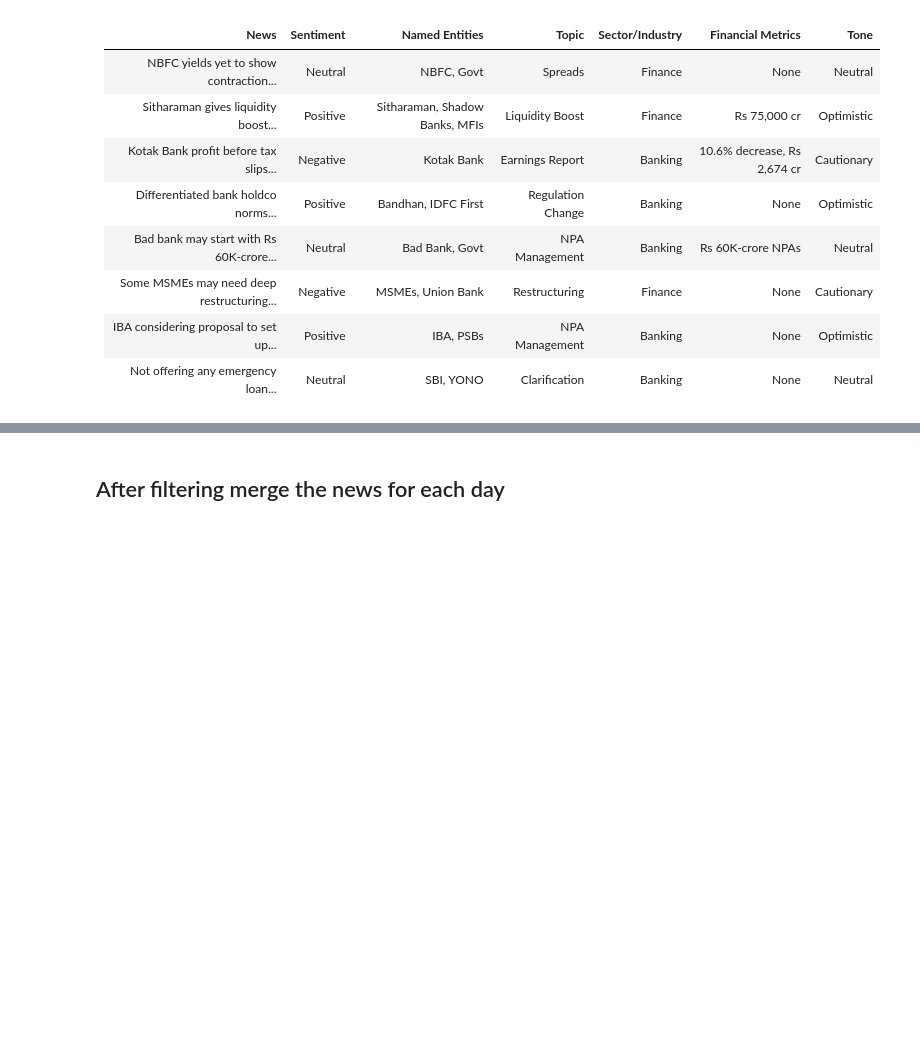
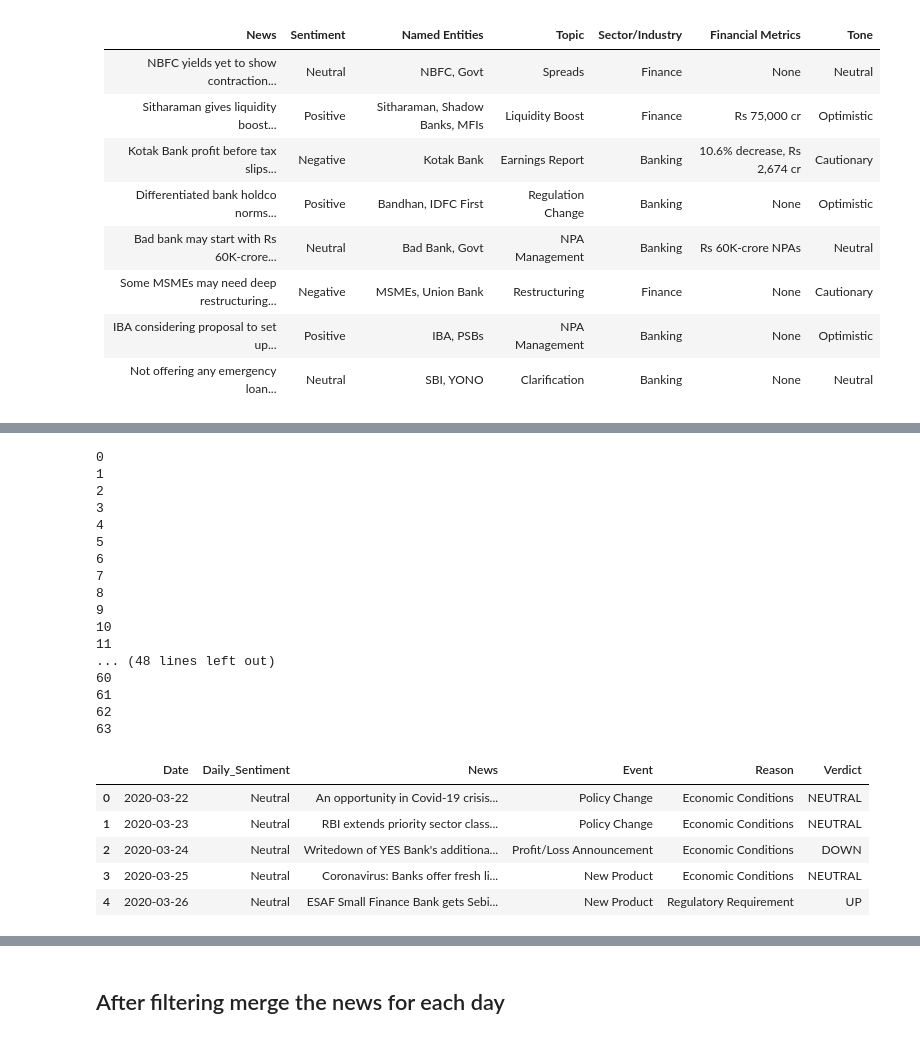
Before and after one commit to sachinprasanna7/Stock-Movement-Prediction-using-Spectrograms-Technical-Indicators-and-News, a Jupyter notebook: load_financia_news.ipynb, the cells around one changed output, grey strips where cells are left out. Saved outputs shown, nothing was run; the diff lists cells and outputs as text; code cells hidden in the pictures; blank space fills up the shorter version.

```diff
--- a/load_financia_news.ipynb
+++ b/load_financia_news.ipynb
@@ -128,0 +210,56 @@ for headline in df['Title'].head(10):
+# %%
+
+
+# Add the following columns to the DataFrame to store the extracted features
+sentiment_df['Event'] = ''
+sentiment_df['Reason'] = ''
+sentiment_df['Verdict'] = ''
+
+# Loop over the DataFrame and extract features for each news headline
+for index, row in sentiment_df.iterrows():
+    # print(index)
+    # if(index < 155) :
+    #     continue
+    if index % 15 == 0:
+        sleep(60)
+    response = fetch_features(row['News'])
+    if response and "candidates" in response and response["candidates"]:
+        result = response["candidates"][0]['content']['parts'][0]['text']
+        #sample result: ("Apple", "New Product", "25-50%", "Market Demand", "UP")
+        result = result.replace('`', "'")
+        features = ast.literal_eval(result)
+        print(index)
+        sentiment_df.at[index, 'Event'] = features[1]
+        sentiment_df.at[index, 'Reason'] = features[2]
+        sentiment_df.at[index, 'Verdict'] = features[3]
+        #append the row to a new csv file
+        sentiment_df.to_csv('data/news/sentiment_with_features.csv', index=False)
+    else:
+        print(f"Error fetching features for headline: {row['News']}")
+
+# Display the first few rows of the updated DataFrame
+sentiment_df.head()
+# %% [output]
+0
+1
+2
+3
+4
+5
+6
+7
+8
+9
+10
+11
+... (48 lines left out)
+60
+61
+62
+63
+|  | Date | Daily_Sentiment | News | Event | Reason | Verdict |
+| 0 | 2020-03-22 | Neutral | An opportunity in Covid-19 crisis... | Policy Change | Economic Conditions | NEUTRAL |
+| 1 | 2020-03-23 | Neutral | RBI extends priority sector class... | Policy Change | Economic Conditions | NEUTRAL |
+| 2 | 2020-03-24 | Neutral | Writedown of YES Bank's additiona... | Profit/Loss Announcement | Economic Conditions | DOWN |
+| 3 | 2020-03-25 | Neutral | Coronavirus: Banks offer fresh li... | New Product | Economic Conditions | NEUTRAL |
+| 4 | 2020-03-26 | Neutral | ESAF Small Finance Bank gets Sebi... | New Product | Regulatory Requirement | UP |
```
Also changed, not shown: parts of 9 cells of this notebook, 3 other files.
